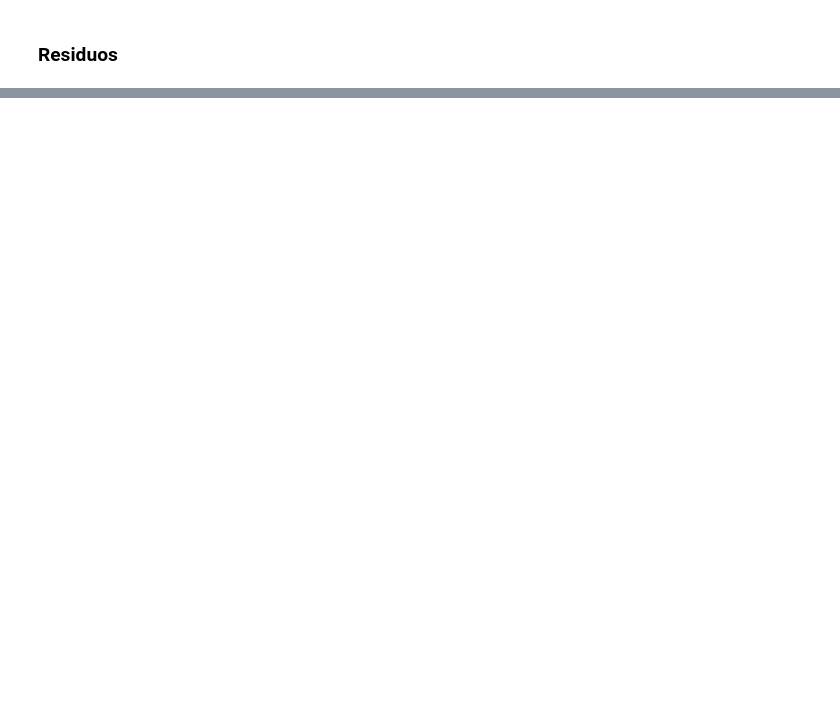
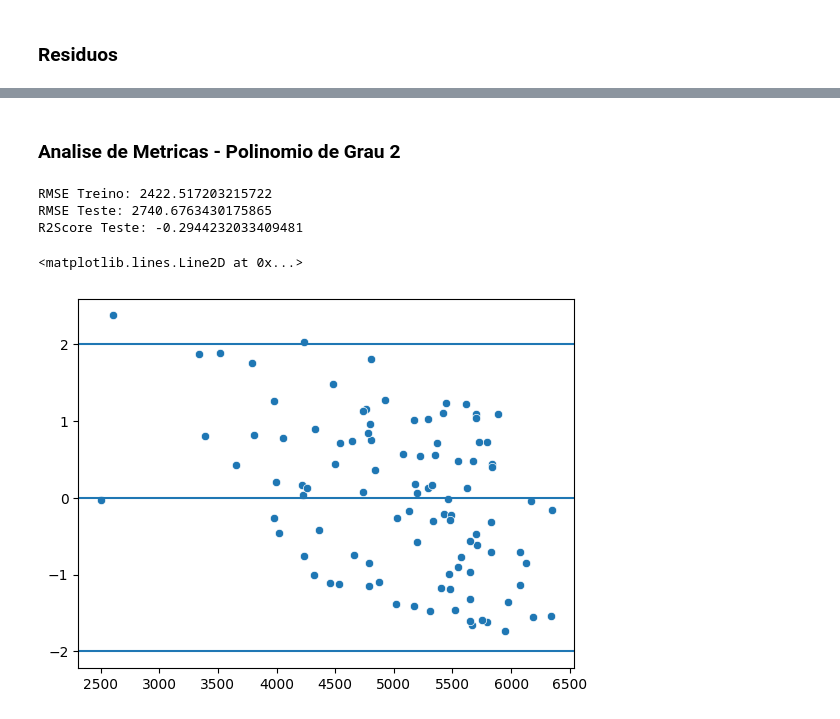
Before and after one commit to luan-albuquerque/AI-Development, a Jupyter notebook: IA-Challenge-Polynomial-Regression/modelo.ipynb, the cells around one changed output, grey strips where cells are left out. Saved outputs shown, nothing was run; the diff lists cells and outputs as text; code cells hidden in the pictures; blank space fills up the shorter version.

```diff
--- a/IA-Challenge-Polynomial-Regression/modelo.ipynb
+++ b/IA-Challenge-Polynomial-Regression/modelo.ipynb
@@ -253,0 +257,13 @@ Text(0, 0.5, 'Residuos na escala padrao')
+# %%
+
+
+# graus_polynomial = [1, 2, 3, 4]
+graus_polynomial = [2]
+
+rmse_train_values = []
+rmse_test_values = []
+r2score_values = []
+residuos_values = []
+y_pred_poly_total = []
+
+kf = KFold(n_splits=5, shuffle=True, random_state=42)
@@ -253,0 +354,21 @@ Text(0, 0.5, 'Residuos na escala padrao')
+# %% [markdown]
+### Analise de Metricas - Polinomio de Grau 2
+# %%
+# Métricas
+print(f'RMSE Treino: {rmse_train_values[0]}')
+print(f'RMSE Teste: {rmse_test_values[0]}')
+print(f'R2Score Teste: {r2score_values[0]}')
+# %% [output]
+RMSE Treino: 2422.517203215722
+RMSE Teste: 2740.6763430175865
+R2Score Teste: -0.2944232033409481
+# %%
+residuos_std = zscore(residuos_values)
+# %%
+sns.scatterplot(x=y_pred_poly_total, y=residuos_std)
+plt.axhline(y=0)
+plt.axhline(y=2)
+plt.axhline(y=-2)
+# %% [output]
+<matplotlib.lines.Line2D at 0x...>
+[figure, added]
```
Also changed, not shown: parts of 29 cells of this notebook, 1 other file.
